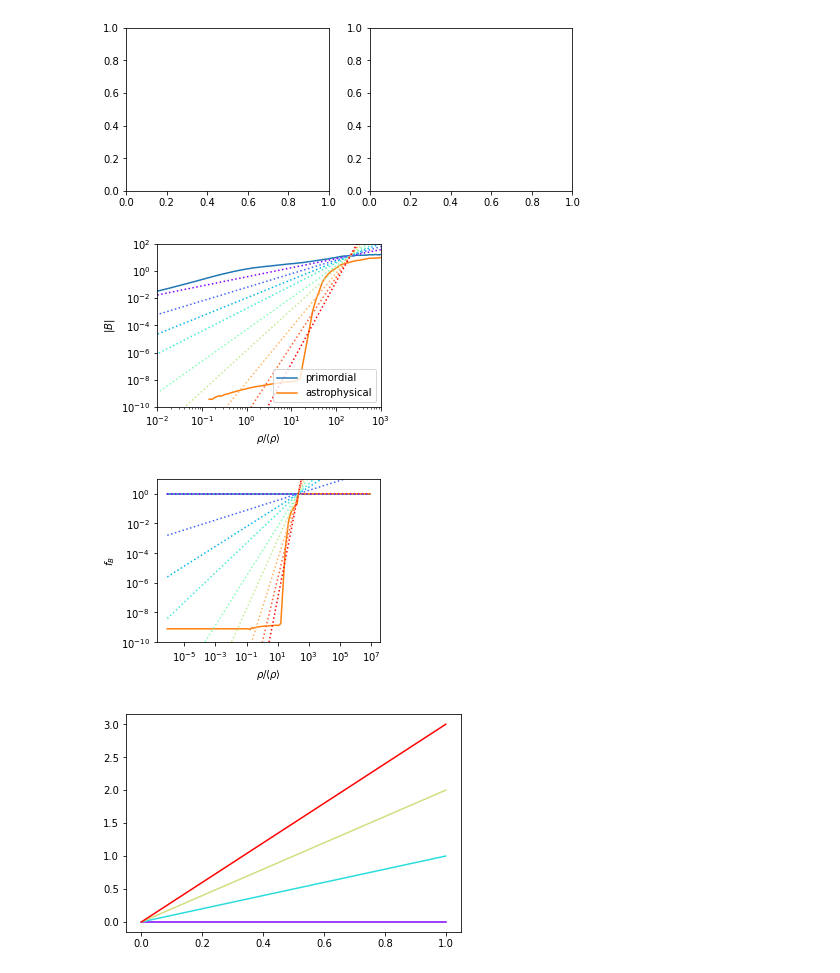
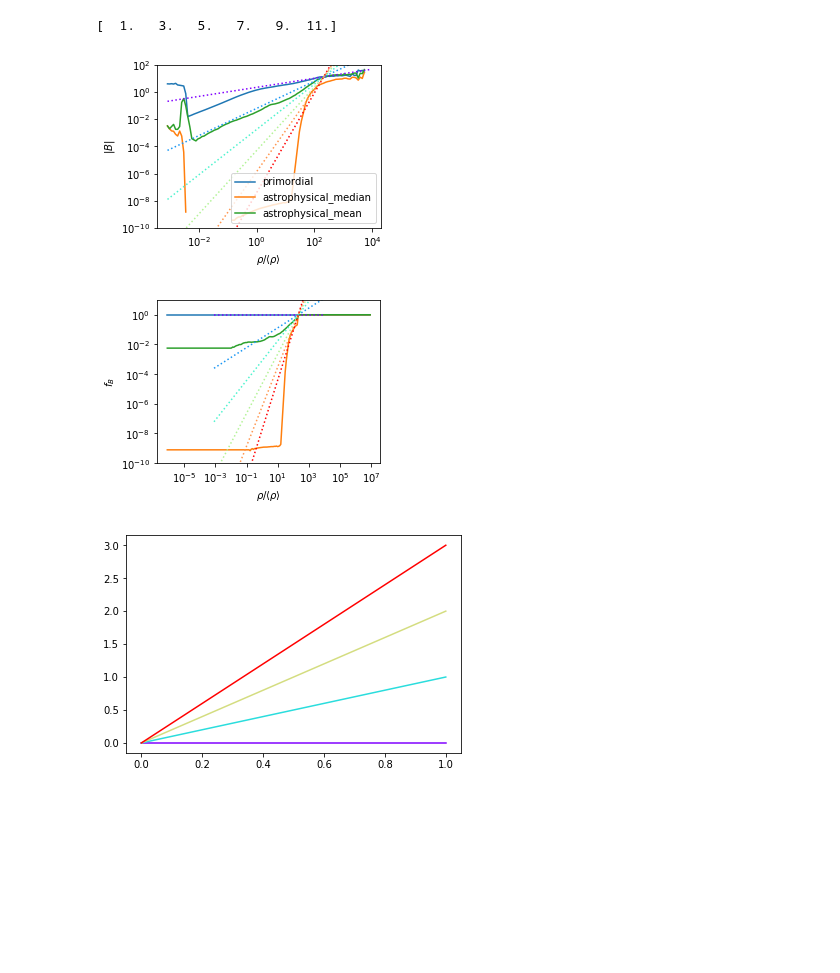
Before and after one commit to FRBs/PreFRBLE, a Jupyter notebook: notebooks/PreFRBLE_IGM_models.ipynb, the cells around one changed output. Drawn from its saved outputs; the diff is of its cells as text; code cells hidden in the pictures; blank space fills up the shorter version.

Commit message:
made test sample for IGM power law models

```diff
--- a/notebooks/PreFRBLE_IGM_models.ipynb
+++ b/notebooks/PreFRBLE_IGM_models.ipynb
@@ -5,67 +5,91 @@ import numpy as np, matplotlib.pyplot as plt
 from matplotlib.cm import rainbow
 from bisect import bisect
 # %%
-fig, axs = plt.subplots(1,2,figsize=(8,3))
+#fig, axs = plt.subplots(1,2,figsize=(8,3))
 
 fig, ax1 = plt.subplots(1,1,figsize=(4,3))
 fig, ax2 = plt.subplots(1,1,figsize=(4,3))
 axs=[ax1,ax2]
 
+root = '/hummel/MHD-models/clues/'
+filename_relation = root+'2018/'+"B_renorm_alpha%i-3rd.txt"
 
-primordial = np.genfromtxt( '../../MHD-models/clues/rho2B_primordial_median.txt', names=True )
+primordial = np.genfromtxt( root + 'rho2B_primordial_median.txt', names=True )
 rho = primordial['density']
 B = primordial['B']*1e12
 axs[0].loglog(rho, B, label='primordial')
 
-astrophysical = np.genfromtxt( '../../MHD-models/clues/rho2B_astrophysical_median.txt', names=True )
+astrophysical = np.genfromtxt( root + 'rho2B_astrophysical_median.txt', names=True )
 rho_ = astrophysical['density']
 B_ = astrophysical['B']*1e13
-axs[0].loglog(rho_, B_, label='astrophysical')
-axs[0].set_xlim(1e-2,1e3)
+axs[0].loglog(rho_, B_, label='astrophysical_median')
 
-primordial = np.genfromtxt( '../../MHD-models/clues/2018/B_renorm_primordial.txt', names=True )
-rho = primordial['density']
+astrophysical = np.genfromtxt( root + 'rho2B_astrophysical_mean.txt', names=True )
+rho_ = astrophysical['density']
+B__ = astrophysical['B']*1e13
+axs[0].loglog(rho_, B__, label='astrophysical_mean')
+
+primordial = np.genfromtxt( root + '2018/B_renorm_primordial.txt', names=True )
+rho_ = primordial['density']
 f = primordial['Renorm']
-axs[1].plot(rho, f)
+axs[1].plot(rho_, f)
 
-astrophysical = np.genfromtxt( '../../MHD-models/clues/2018/B_renorm_astrophysical_median.txt', names=True )
-rho = astrophysical['density']
+astrophysical = np.genfromtxt( root + '2018/B_renorm_astrophysical_median.txt', names=True )
+rho_ = astrophysical['density']
 f = astrophysical['Renorm']
-axs[1].plot(rho, f)
+axs[1].plot(rho_, f)
+
+astrophysical = np.genfromtxt( root + '2018/B_renorm_astrophysical_mean.txt', names=True )
+rho_ = astrophysical['density']
+f = astrophysical['Renorm']
+axs[1].plot(rho_, f)
 
 
 # density, above which B is known, i. e. is the same throughout all scenarios
 rho0 = 2e2
 i_0 = bisect(rho, rho0)
 rho_0 = rho[i_0]
 B_0 = B[i_0]
 
-B0 = 0.37741931768118864
-B = rho**(2./3) * B0
-alphas = [2./3, 3./3, 4./3]
-alphas = np.arange(2./3, 6.1, 1./3)
-alphas = np.array([2,3,4,5,7,9,12,15,18], dtype=float) / 3
+
+alphas = np.linspace(1,11,6) / 3
+print alphas*3
 colors = rainbow( np.linspace(0,1,len(alphas)) )
 for alpha, color in zip(alphas,colors):
+    ## find B_0, such that B matches with known value at rho0
     B0 = B_0/rho_0**alpha
     B_ = rho**alpha * B0
+    if alpha == alphas[0]:
+        B = B_
+    ## B renormalization factor
+    renorm = B_/B
+    renorm[i_0] = renp
     axs[0].loglog(rho, B_, linestyle=':', color=color )# , label=r"$\alpha$ = %.1f" % alpha)
     axs[1].loglog(rho, B_/B, linestyle=':', color=color )# , label=r"$\alpha$ = %.1f" % alpha)
+    if True:
+        with open( filename_relation % int(alpha*3), 'w' ) as f:
+            f.write( "%s\t\t%s\n" % ( "density", "Renorm" ) )
+            for d, r in zip( rho, renorm ):
+                f.write( "%e\t%e\n" % ( d, r ) )
+            f.write( "%e\t%e\n" % ( rho[-1], 1 ) )
+
+
 
 axs[0].legend()
 #axs[1].legend()
+#axs[0].set_xlim(1e-2,1e3)
 axs[0].set_ylim(1e-10,100)
 axs[1].set_ylim(1e-10,10)
 axs[0].set_xlabel(r"$\rho/\langle\rho\rangle$")
 axs[1].set_xlabel(r"$\rho/\langle\rho\rangle$")
 axs[0].set_ylabel(r"$|B|$")
 axs[1].set_ylabel(r"$f_B$")
 
 plt.show()
 # %% [output]
+[  1.   3.   5.   7.   9.  11.]
-[figure, old version]
+[figure, new version]
-[figure, old version]
+[figure, new version]
-[figure, removed]
 # %%
 N=4
 colors= rainbow(np.linspace(0,1,N))
```
Also changed, not shown: parts of 1 cell of this notebook.
